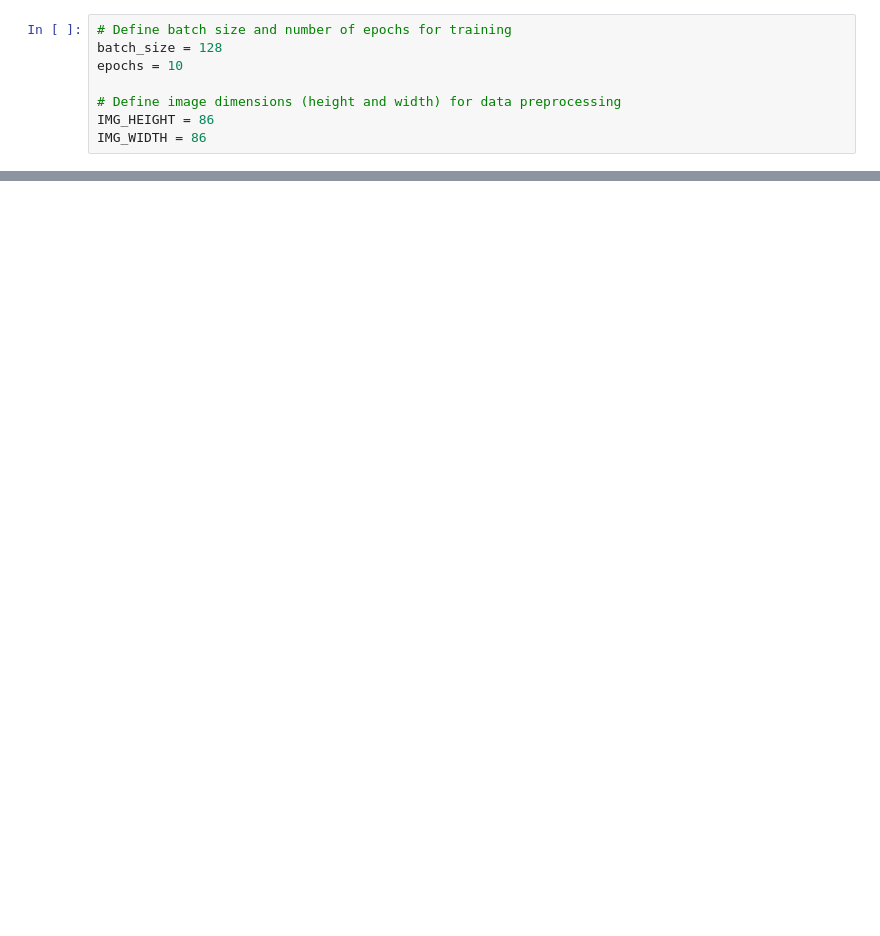
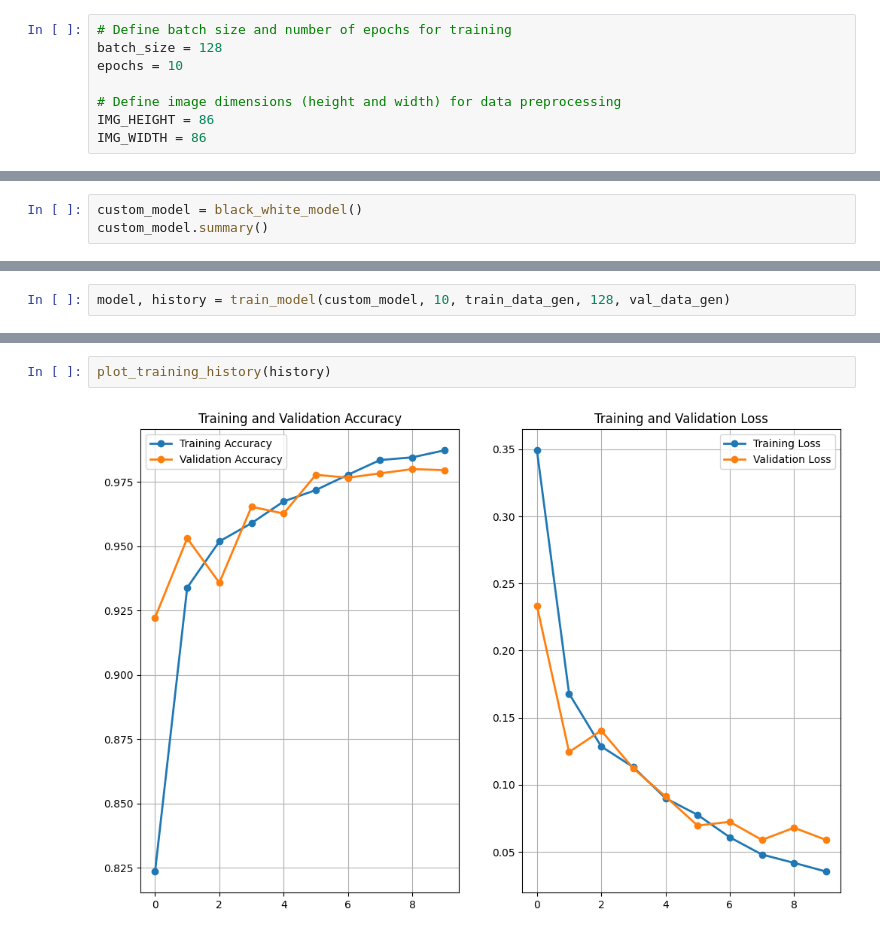
Before and after one commit to ABIGAILDEBBY/blackwhitefaceDetector, a Jupyter notebook: modeling.ipynb, the cells around one changed output, grey strips where cells are left out. Cells and saved outputs as stored; diff of their text form; blank space fills up the shorter version.

```diff
--- a/modeling.ipynb
+++ b/modeling.ipynb
@@ -135,0 +185,3 @@ IMG_WIDTH = 86
+# %%
+custom_model = black_white_model()
+custom_model.summary()
@@ -135,0 +206,2 @@ IMG_WIDTH = 86
+# %%
+model, history = train_model(custom_model, 10, train_data_gen, 128, val_data_gen)
@@ -135,0 +230,4 @@ IMG_WIDTH = 86
+# %%
+plot_training_history(history)
+# %% [output]
+[figure, added]
```
Also changed, not shown: parts of 9 cells of this notebook.
